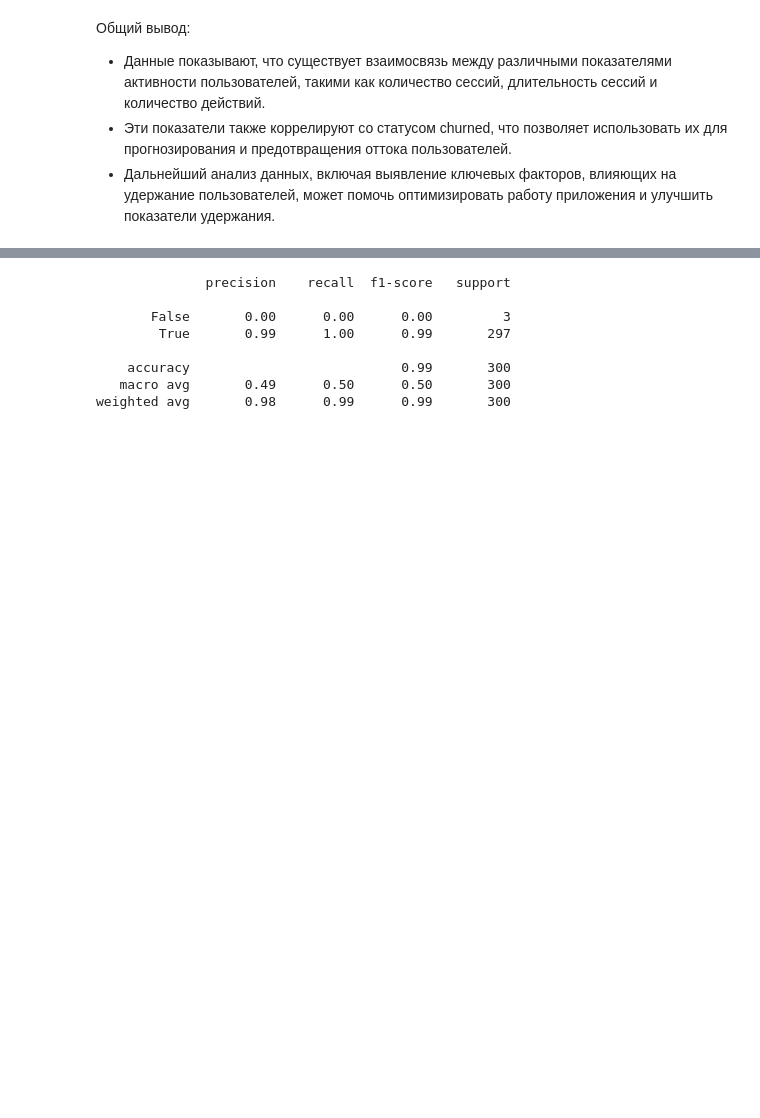
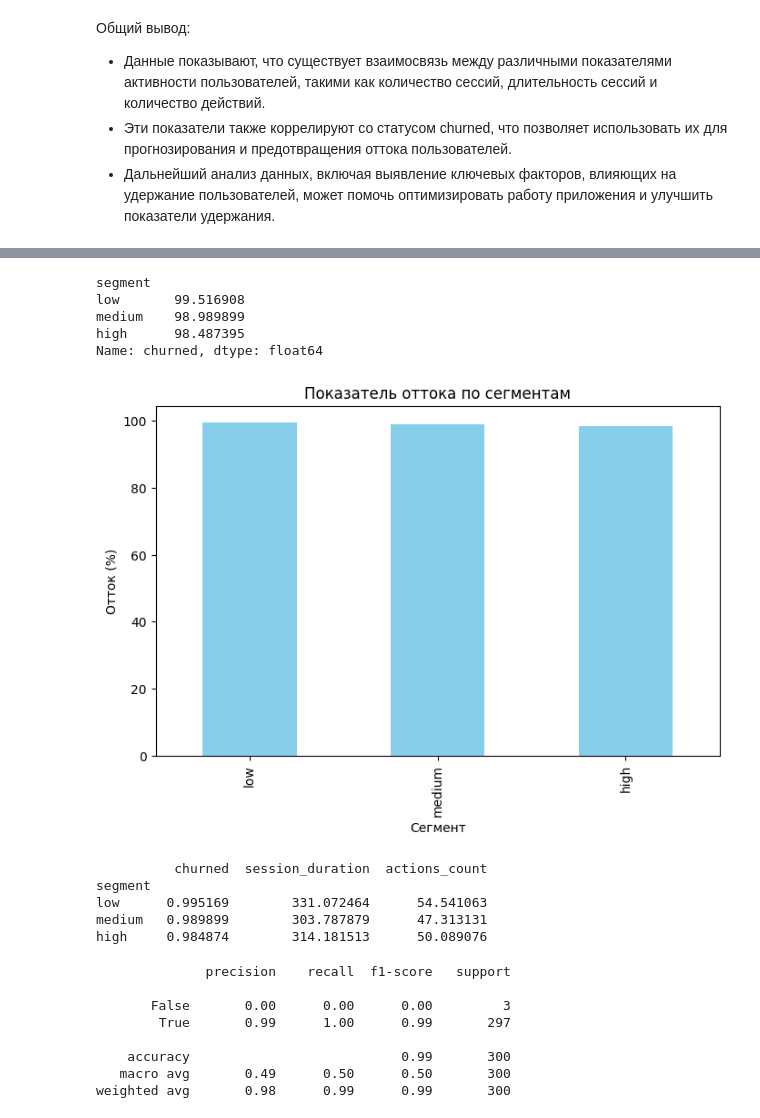
Before and after one commit to maxtyrsa/maxtyrsa, a Jupyter notebook: Анализ удержания и оттока пользователей мобильного приложения/retention.ipynb, the cells around one changed output, grey strips where cells are left out. Saved outputs shown, nothing was run; the diff lists cells and outputs as text; code cells hidden in the pictures; blank space fills up the shorter version.

Commit message:
Определение оттока

```diff
--- a/Анализ удержания и оттока пользователей мобильного приложения/retention.ipynb
+++ b/Анализ удержания и оттока пользователей мобильного приложения/retention.ipynb
@@ -173,3 +164,38 @@ data.head()
+# %%
+# Создание синтетической колонки 'segment'
+data['segment'] = pd.cut(data['sessions_count'], bins=[0, 10, 20, 50], labels=['low', 'medium', 'high'])
+
+# Анализ оттока по сегментам
+segment_analysis = data.groupby('segment')['churned'].mean() * 100
+print(segment_analysis)
+# %% [output]
+segment
+low       99.516908
+medium    98.989899
+high      98.487395
+Name: churned, dtype: float64
+# %%
+segment_analysis.plot(kind='bar', color='skyblue', figsize=(8, 5))
+plt.title('Показатель оттока по сегментам')
+plt.xlabel('Сегмент')
+plt.ylabel('Отток (%)')
+plt.show()
+# %% [output]
+[figure, added]
+# %%
+#Продолжительность сессии или количество действий
+segment_metrics = data.groupby('segment').agg({
+    'churned': 'mean',
+    'session_duration': 'mean',
+    'actions_count': 'mean'
+})
+print(segment_metrics)
+# %% [output]
+          churned  session_duration  actions_count
+segment
+low      0.995169        331.072464      54.541063
+medium   0.989899        303.787879      47.313131
+high     0.984874        314.181513      50.089076
 # %%
 # Подготовка данных
 X = data[['sessions_count', 'session_duration', 'actions_count']]
```
Also changed, not shown: parts of 1 cell of this notebook.
